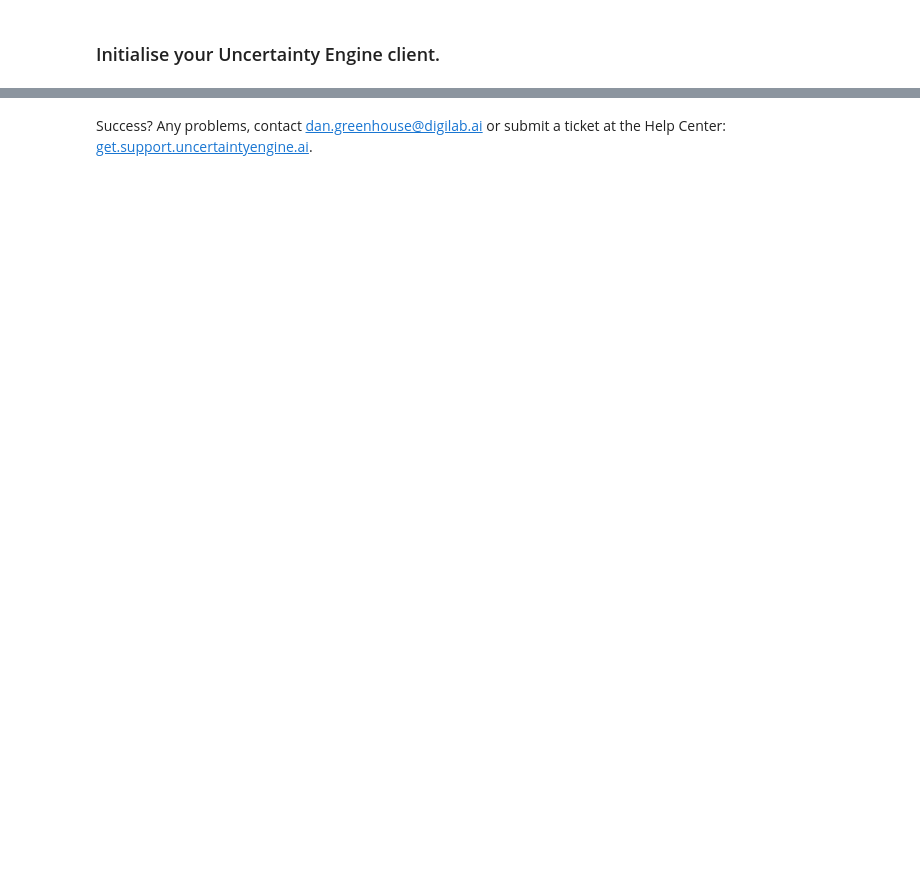
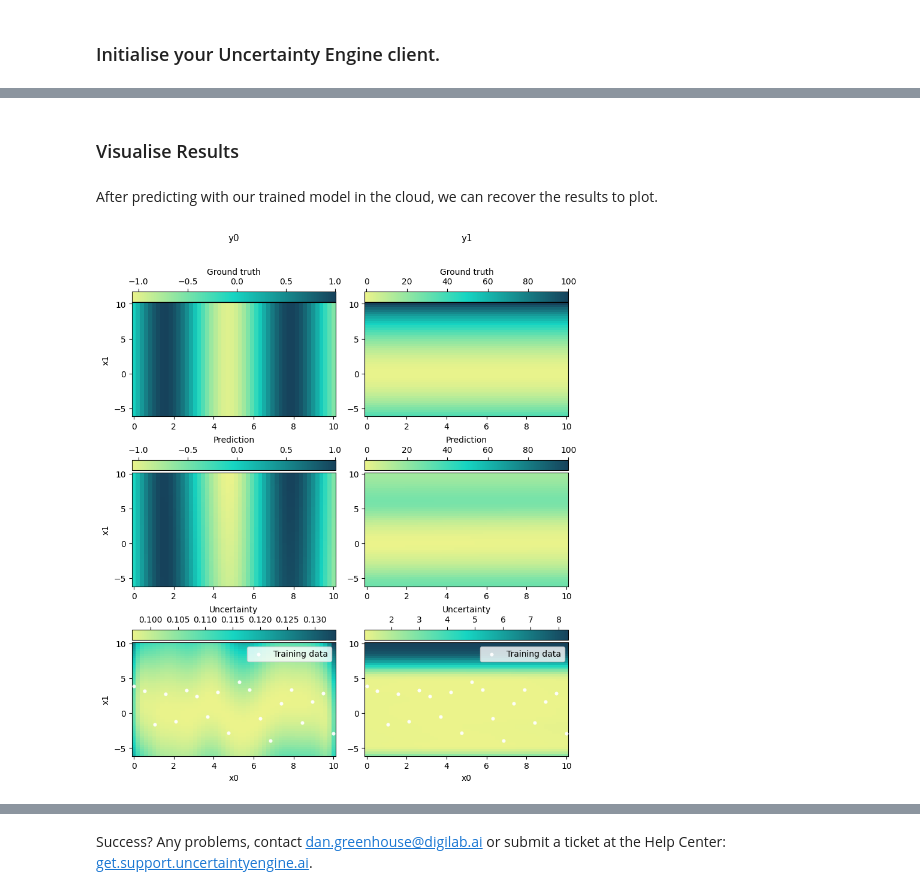
Before and after one commit to digiLab-ai/ue-sdk-helper, a Jupyter notebook: notebooks/03_train_model_workflow.ipynb, the cells around one changed output, grey strips where cells are left out. Drawn from its saved outputs; the diff is of its cells as text; code cells hidden in the pictures; blank space fills up the shorter version.

Commit message:
Train model workflow updates

```diff
--- a/notebooks/03_train_model_workflow.ipynb
+++ b/notebooks/03_train_model_workflow.ipynb
@@ -76 +77,3 @@ client.authenticate(os.environ["UE_ACCOUNT_ID"])
+# %%
+PROJECT_NAME = "Demos"
 # %% [markdown]
@@ -199,0 +580,12 @@ def train_and_save_model_workflow(client,
+# %%
+x0 = np.linspace(0, 10, 50)
+x1 = np.linspace(-6, 10, 50)
+X0, X1 = np.meshgrid(x0, x1)
+shape = X0.shape
+
+test_inputs = {
+    'x0':       X0.flatten(),
+    'x1':       X1.flatten(),
+}
+
+test_outputs = make_outputs_base(pd.DataFrame(test_inputs), output_names)
@@ -199,0 +605,37 @@ def train_and_save_model_workflow(client,
+# %% [markdown]
+### Visualise Results
+# %% [markdown]
+After predicting with our trained model in the cloud, we can recover the results to plot.
+# %%
+test_predictions = get_data(
+    client=client,
+    project_name=PROJECT_NAME,
+    dataset_name='test_predictions'
+)
+test_uncertainty = get_data(
+    client=client,
+    project_name=PROJECT_NAME,
+    dataset_name='test_uncertainty'
+)
+# %%
+training_inputs = get_data(
+    client=client,
+    project_name=PROJECT_NAME,
+    dataset_name=filename
+)
+
+fig, axs = plot_results_grid(
+    test_inputs,
+    test_predictions,
+    test_uncertainty,
+    test_outputs,
+    training_inputs=training_inputs,
+    input_cols=("x0", "x1"),
+    output_cols=["y0", "y1"],   # or None to use all columns in test_outputs
+    shape=None,                 # inferred automatically if omitted
+    cmap=cmap_std,
+    suptitle=""
+)
+plt.show()
+# %% [output]
+[figure, added]
```
Also changed, not shown: parts of 34 cells of this notebook.
